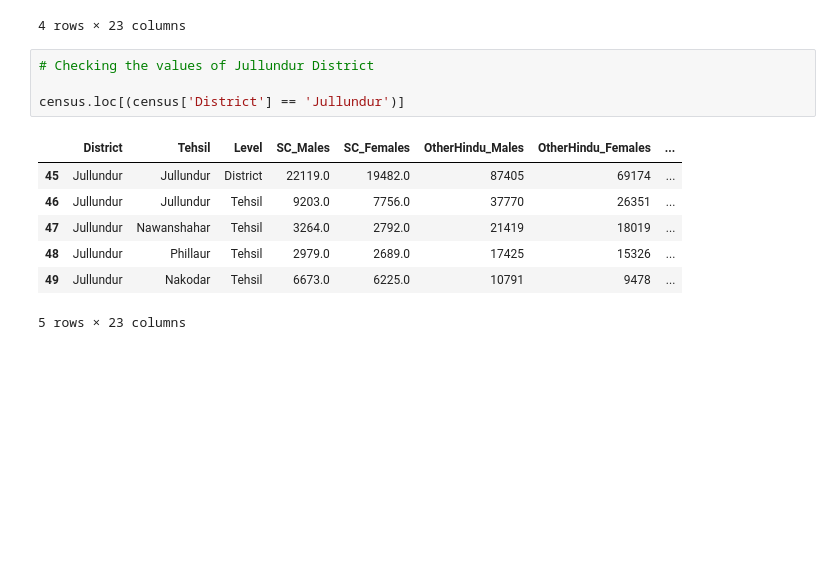
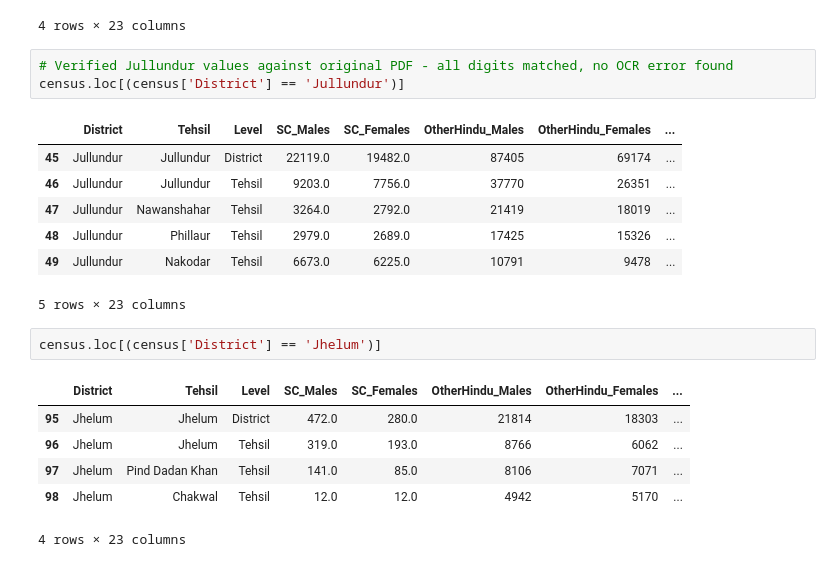
Before and after one commit to prabh9050/the-line-and-the-ledger, a Jupyter notebook: notebooks/01_EDA.ipynb, the cells around one changed output. Drawn from its saved outputs; the diff is of its cells as text; blank space fills up the shorter version.

```diff
--- a/notebooks/01_EDA.ipynb
+++ b/notebooks/01_EDA.ipynb
@@ -401,8 +401,7 @@ census.loc[(census['District'] == 'Mianwali')]
 | 112 | Mianwali | Isa Khel | Tehsil | 8.0 | 8.0 | 2340 | 2215 | ... |
 4 rows × 23 columns
 # %%
-# Checking the values of Jullundur District
-
+# Verified Jullundur values against original PDF - all digits matched, no OCR error found
 census.loc[(census['District'] == 'Jullundur')]
 # %% [output]
 |  | District | Tehsil | Level | SC_Males | SC_Females | OtherHindu_Males | OtherHindu_Females | ... |
@@ -412,3 +411,12 @@ census.loc[(census['District'] == 'Jullundur')]
 | 48 | Jullundur | Phillaur | Tehsil | 2979.0 | 2689.0 | 17425 | 15326 | ... |
 | 49 | Jullundur | Nakodar | Tehsil | 6673.0 | 6225.0 | 10791 | 9478 | ... |
 5 rows × 23 columns
+# %%
+census.loc[(census['District'] == 'Jhelum')]
+# %% [output]
+|  | District | Tehsil | Level | SC_Males | SC_Females | OtherHindu_Males | OtherHindu_Females | ... |
+| 95 | Jhelum | Jhelum | District | 472.0 | 280.0 | 21814 | 18303 | ... |
+| 96 | Jhelum | Jhelum | Tehsil | 319.0 | 193.0 | 8766 | 6062 | ... |
+| 97 | Jhelum | Pind Dadan Khan | Tehsil | 141.0 | 85.0 | 8106 | 7071 | ... |
+| 98 | Jhelum | Chakwal | Tehsil | 12.0 | 12.0 | 4942 | 5170 | ... |
+4 rows × 23 columns
```
